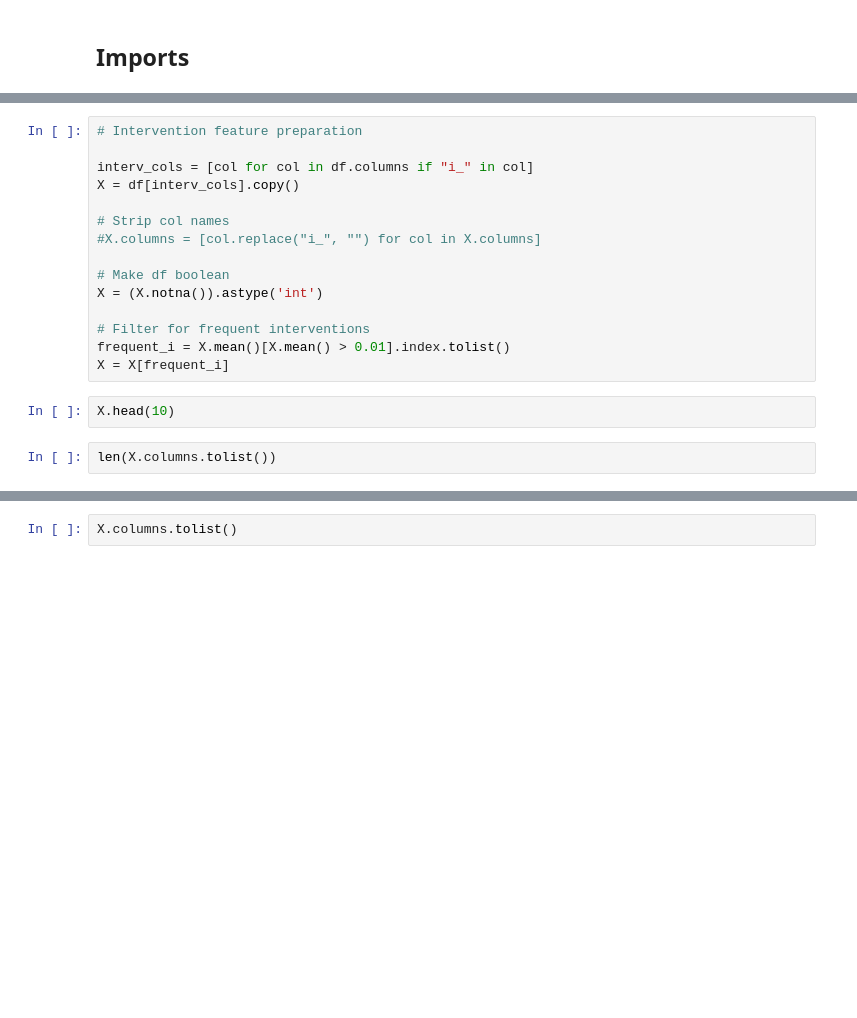
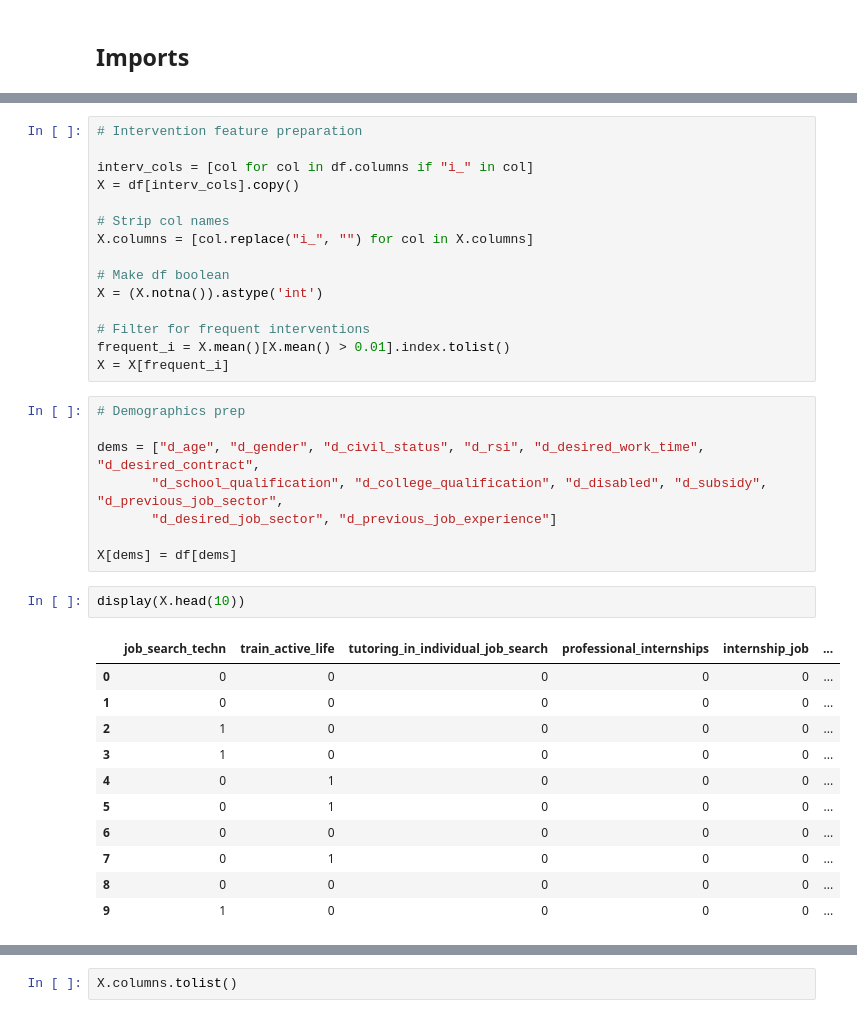
Before and after one commit to dssg/IEFP-RecSys_public, a Jupyter notebook: notebooks/06-Modelling-Scikit-Grid.ipynb, the cells around one changed output, grey strips where cells are left out. Saved outputs shown, nothing was run; the diff lists cells and outputs as text; blank space fills up the shorter version.

```diff
--- a/notebooks/06-Modelling-Scikit-Grid.ipynb
+++ b/notebooks/06-Modelling-Scikit-Grid.ipynb
@@ -47,7 +64,7 @@ interv_cols = [col for col in df.columns if "i_" in col]
 X = df[interv_cols].copy()
 
 # Strip col names
-#X.columns = [col.replace("i_", "") for col in X.columns]
+X.columns = [col.replace("i_", "") for col in X.columns]
 
 # Make df boolean
 X = (X.notna()).astype('int')
@@ -55,7 +72,25 @@ X = (X.notna()).astype('int')
 # Filter for frequent interventions
 frequent_i = X.mean()[X.mean() > 0.01].index.tolist()
 X = X[frequent_i]
+# %%
+# Demographics prep
+
+dems = ["d_age", "d_gender", "d_civil_status", "d_rsi", "d_desired_work_time", "d_desired_contract",
+       "d_school_qualification", "d_college_qualification", "d_disabled", "d_subsidy", "d_previous_job_sector",
+       "d_desired_job_sector", "d_previous_job_experience"]
+
+X[dems] = df[dems]
 # %%
-X.head(10)
+display(X.head(10))
+# %% [output]
+|  | job_search_techn | train_active_life | tutoring_in_individual_job_search | professional_internships | internship_job | ... |
+| 0 | 0 | 0 | 0 | 0 | 0 | ... |
+| 1 | 0 | 0 | 0 | 0 | 0 | ... |
+| 2 | 1 | 0 | 0 | 0 | 0 | ... |
+| 3 | 1 | 0 | 0 | 0 | 0 | ... |
+| 4 | 0 | 1 | 0 | 0 | 0 | ... |
+| 5 | 0 | 1 | 0 | 0 | 0 | ... |
+| 6 | 0 | 0 | 0 | 0 | 0 | ... |
+| 7 | 0 | 1 | 0 | 0 | 0 | ... |
+| 8 | 0 | 0 | 0 | 0 | 0 | ... |
+| 9 | 1 | 0 | 0 | 0 | 0 | ... |
-# %%
-len(X.columns.tolist())
```
Also changed, not shown: parts of 11 cells of this notebook.
